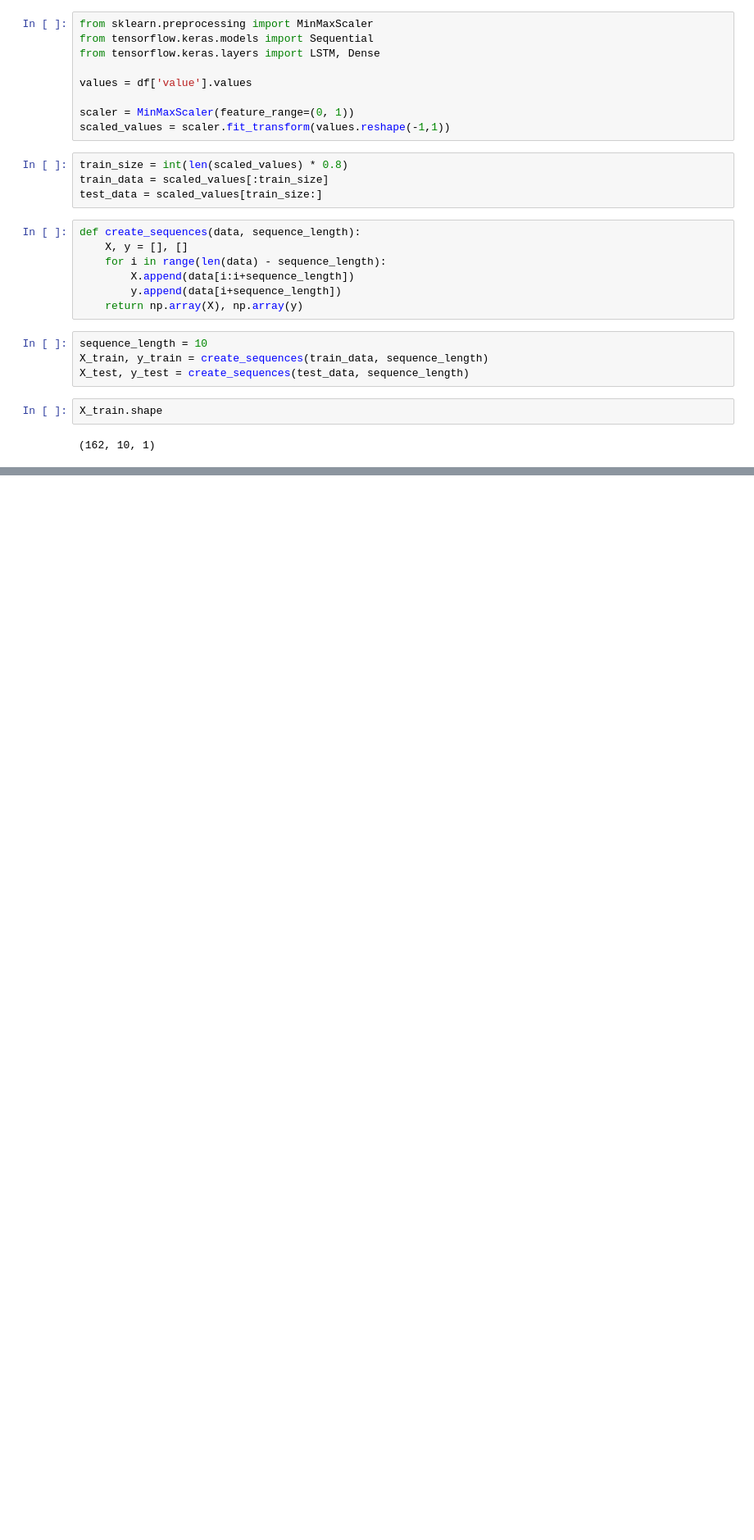
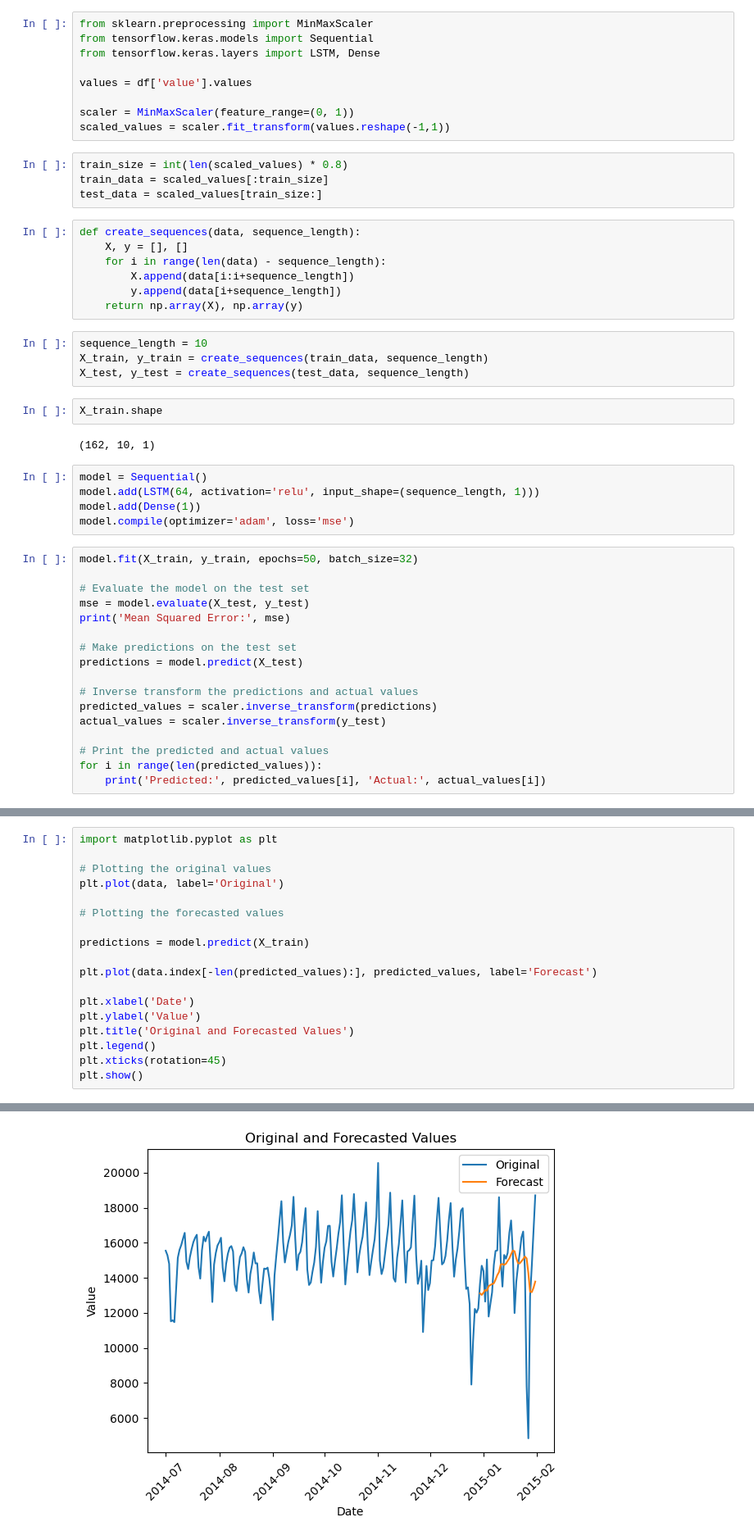
Before and after one commit to ShubhamMisar-12/NYC-Taxi-Traffic-Analysis, a Jupyter notebook: NYC Taxi Data Analysis.ipynb, the cells around one changed output, grey strips where cells are left out. Shown at 82% size. Saved outputs shown, nothing was run; the diff lists cells and outputs as text; blank space fills up the shorter version.

Commit message:
Forecasted

```diff
--- a/NYC Taxi Data Analysis.ipynb
+++ b/NYC Taxi Data Analysis.ipynb
@@ -340,3 +342,25 @@ X_test, y_test = create_sequences(test_data, sequence_length)
 X_train.shape
 # %% [output]
 (162, 10, 1)
+# %%
+model = Sequential()
+model.add(LSTM(64, activation='relu', input_shape=(sequence_length, 1)))
+model.add(Dense(1))
+model.compile(optimizer='adam', loss='mse')
+# %%
+model.fit(X_train, y_train, epochs=50, batch_size=32)
+
+# Evaluate the model on the test set
+mse = model.evaluate(X_test, y_test)
+print('Mean Squared Error:', mse)
+
+# Make predictions on the test set
+predictions = model.predict(X_test)
+
+# Inverse transform the predictions and actual values
+predicted_values = scaler.inverse_transform(predictions)
+actual_values = scaler.inverse_transform(y_test)
+
+# Print the predicted and actual values
+for i in range(len(predicted_values)):
+    print('Predicted:', predicted_values[i], 'Actual:', actual_values[i])
@@ -342,0 +387,19 @@ X_train.shape
+# %%
+import matplotlib.pyplot as plt
+
+# Plotting the original values
+plt.plot(data, label='Original')
+
+# Plotting the forecasted values
+
+predictions = model.predict(X_train)
+
+plt.plot(data.index[-len(predicted_values):], predicted_values, label='Forecast')
+
+plt.xlabel('Date')
+plt.ylabel('Value')
+plt.title('Original and Forecasted Values')
+plt.legend()
+plt.xticks(rotation=45)
+plt.show()
+# %% [output]
@@ -342,0 +407 @@ X_train.shape
+[figure, added]
```
Also changed, not shown: parts of 5 cells of this notebook.
